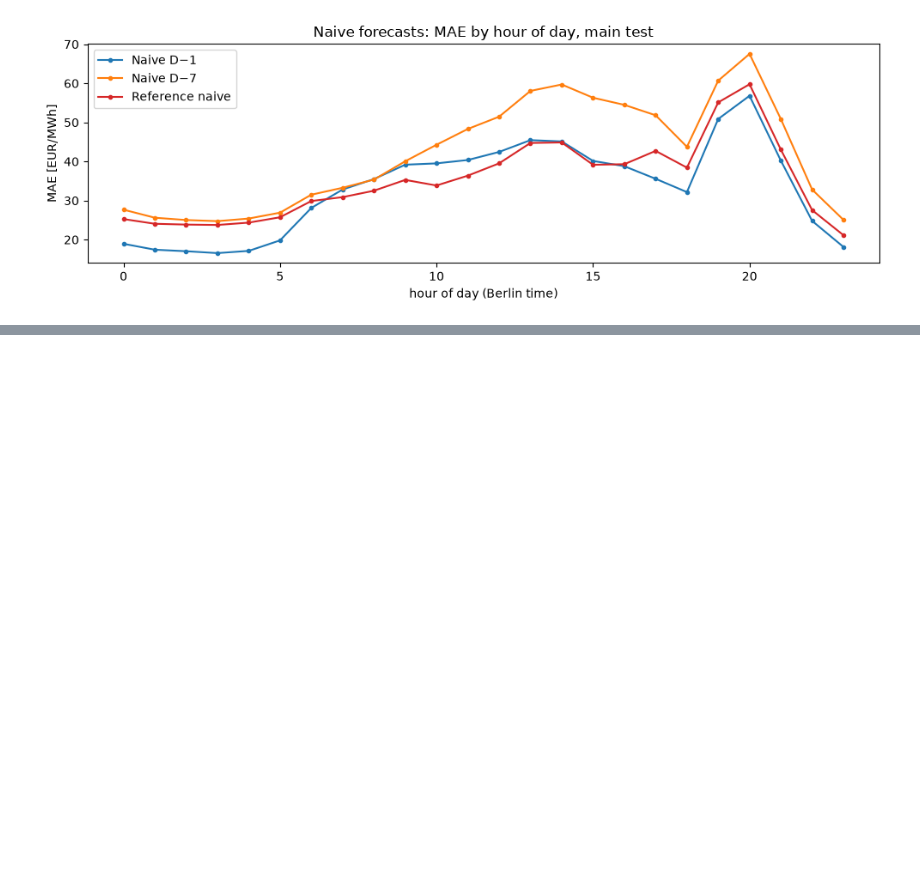
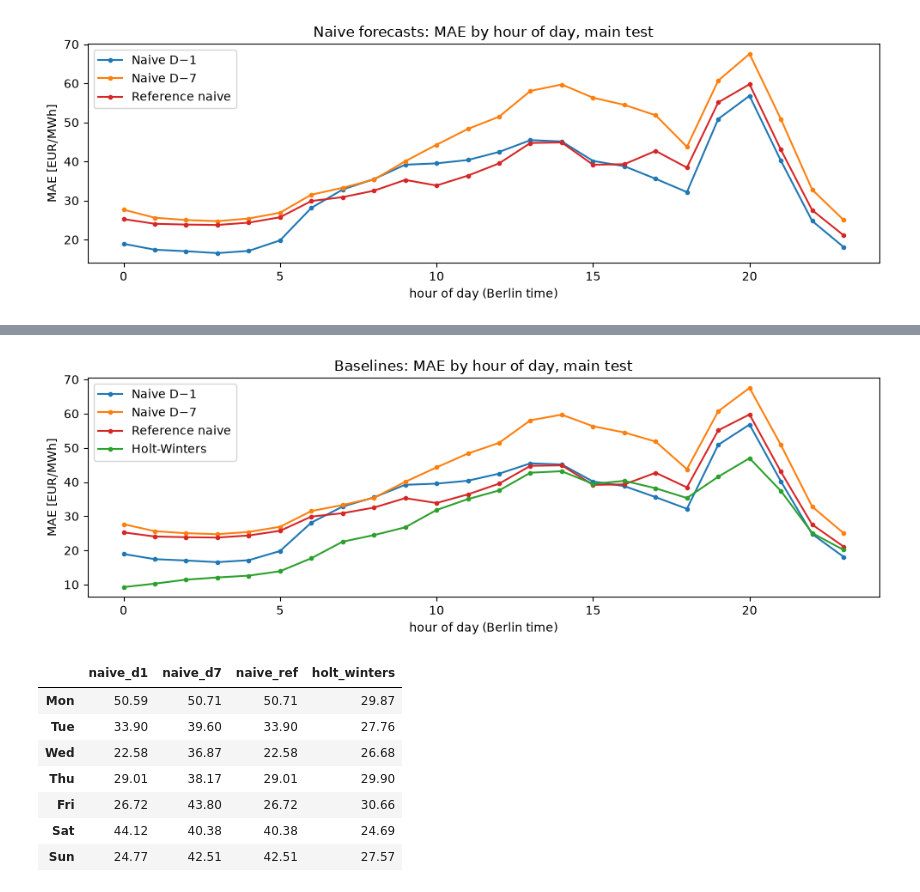
Before and after one commit to aladinsn/electricity-price-forecasting, a Jupyter notebook: notebooks/03_baselines.ipynb, the cells around one changed output, grey strips where cells are left out. Drawn from its saved outputs; the diff is of its cells as text; code cells hidden in the pictures; blank space fills up the shorter version.

```diff
--- a/notebooks/03_baselines.ipynb
+++ b/notebooks/03_baselines.ipynb
@@ -164,0 +332,3 @@ plt.show()
+# %%
+res["holt_winters"] = run_rolling(hw, "holt_winters", df, cfg.TEST_DAYS)
+res_control["holt_winters"] = run_rolling(hw, "holt_winters", df, CONTROL_DAYS, results_dir=cfg.RESULTS_DIR / "control")
@@ -164,0 +355,23 @@ plt.show()
+# %%
+labels["holt_winters"], colors["holt_winters"] = "Holt-Winters", "C2"
+by_hour = mae_by(res, lambda r: r["hour"])
+ax = by_hour.rename(columns=labels).plot(figsize=(10, 3.5), marker="o", ms=3, color=[colors[c] for c in by_hour])
+ax.set_xlabel("hour of day (Berlin time)")
+ax.set_ylabel("MAE [EUR/MWh]")
+ax.set_title("Baselines: MAE by hour of day, main test")
+plt.tight_layout()
+plt.show()
+
+by_dow = mae_by(res, lambda r: r["target_date"].dt.day_of_week)
+by_dow.index = ["Mon", "Tue", "Wed", "Thu", "Fri", "Sat", "Sun"]
+by_dow.round(2)
+# %% [output]
+[figure, added]
+|  | naive_d1 | naive_d7 | naive_ref | holt_winters |
+| Mon | 50.59 | 50.71 | 50.71 | 29.87 |
+| Tue | 33.90 | 39.60 | 33.90 | 27.76 |
+| Wed | 22.58 | 36.87 | 22.58 | 26.68 |
+| Thu | 29.01 | 38.17 | 29.01 | 29.90 |
+| Fri | 26.72 | 43.80 | 26.72 | 30.66 |
+| Sat | 44.12 | 40.38 | 40.38 | 24.69 |
+| Sun | 24.77 | 42.51 | 42.51 | 27.57 |
```
Also changed, not shown: parts of 16 cells of this notebook, 2 other files.
